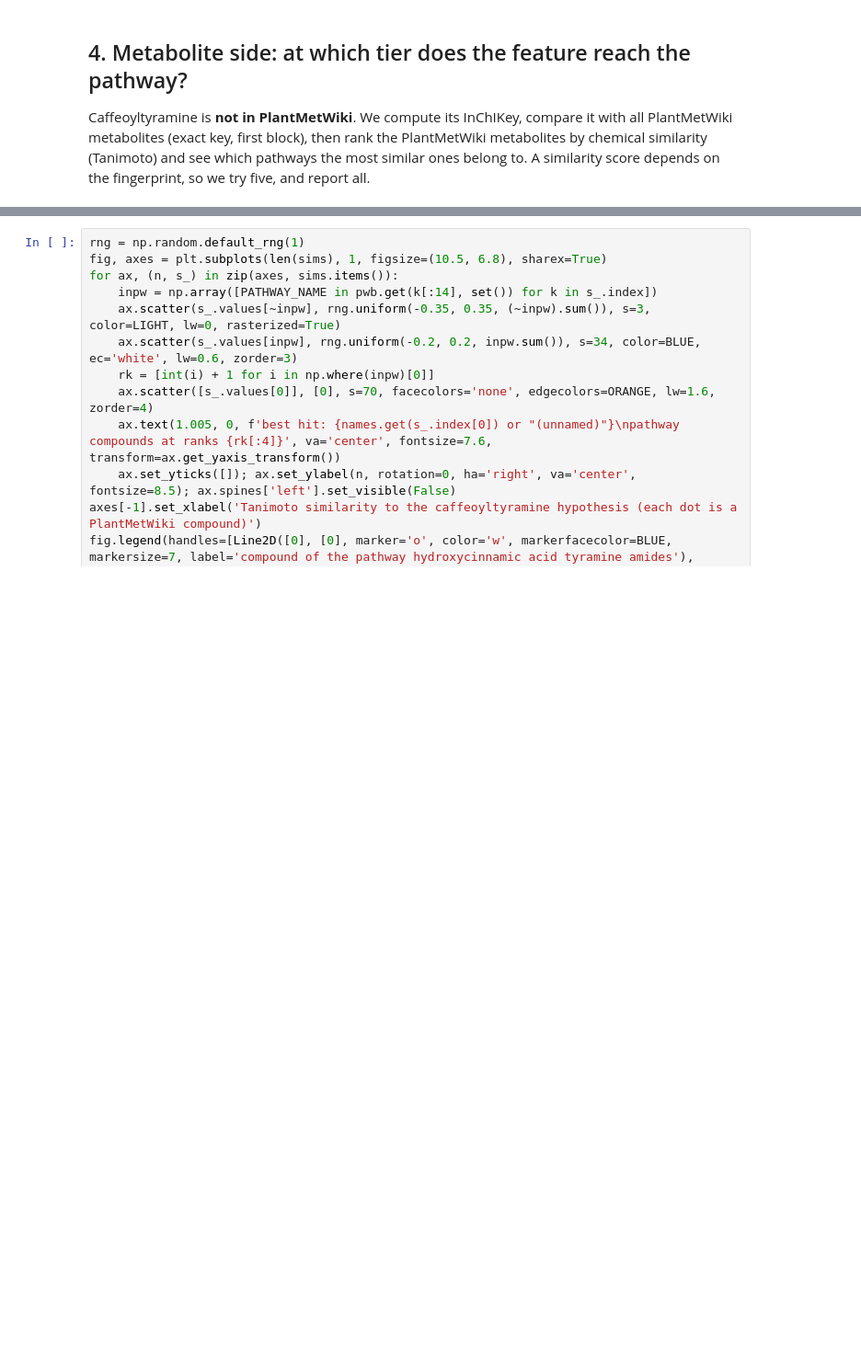
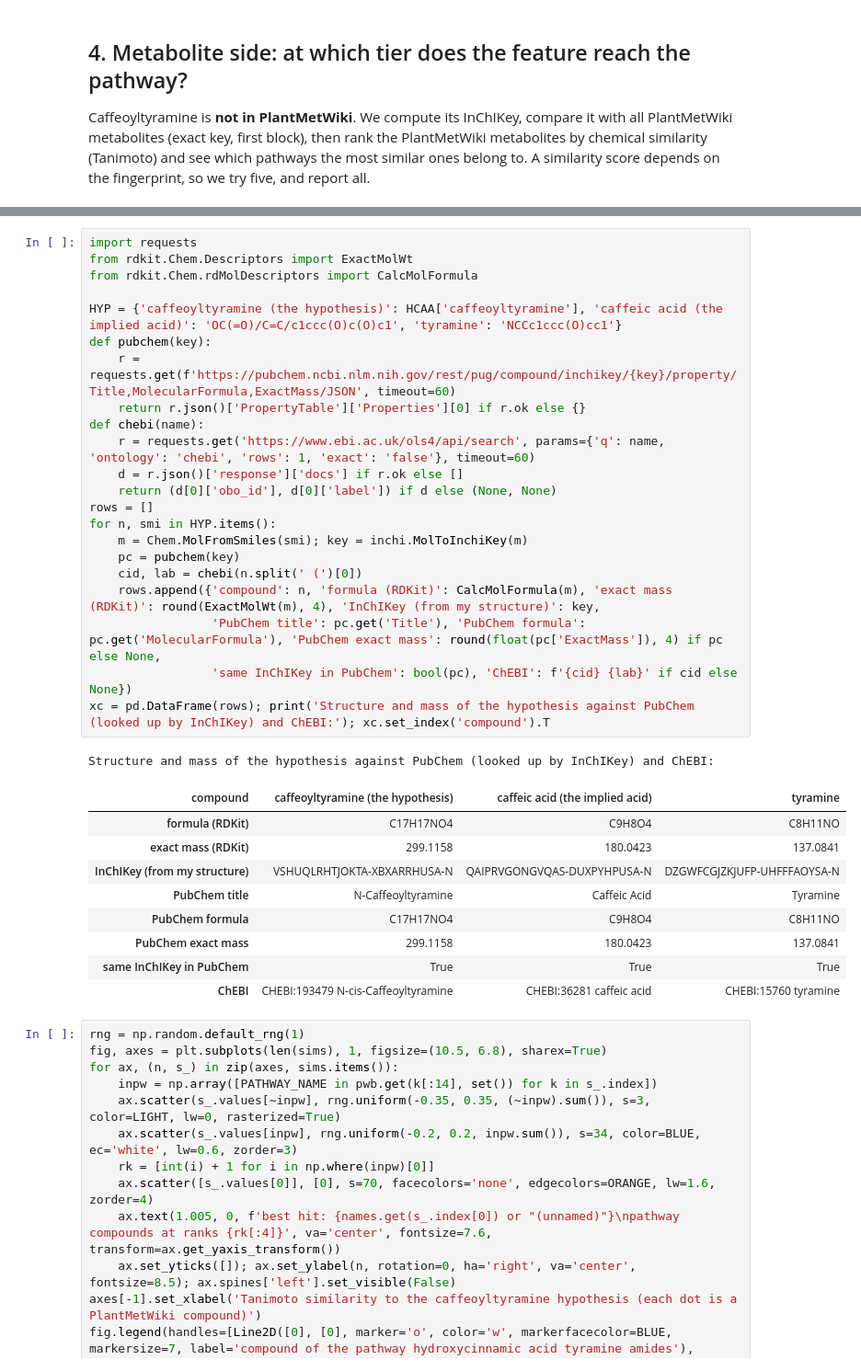
Before and after one commit to pathway-lod/lod-pathways-community, a Jupyter notebook: minimum_information/notebooks/06_meantools_tht_example.ipynb, the cells around one changed output, grey strips where cells are left out. Shown at 92% size. Cells and saved outputs as stored; diff of their text form; blank space fills up the shorter version.

Commit message:
Notebook 06: cross-check masses and structures against PubChem and ChEBI
Co-Authored-By: Claude Sonnet 5.5 <noreply@anthropic.com>

```diff
--- a/minimum_information/notebooks/06_meantools_tht_example.ipynb
+++ b/minimum_information/notebooks/06_meantools_tht_example.ipynb
@@ -471,3 +475,36 @@ exact InChIKey in PlantMetWiki: False | first block (connectivity) in PlantMetWi
+# %%
+import requests
+from rdkit.Chem.Descriptors import ExactMolWt
+from rdkit.Chem.rdMolDescriptors import CalcMolFormula
+
+HYP = {'caffeoyltyramine (the hypothesis)': HCAA['caffeoyltyramine'], 'caffeic acid (the implied acid)': 'OC(=O)/C=C/c1ccc(O)c(O)c1', 'tyramine': 'NCCc1ccc(O)cc1'}
+def pubchem(key):
+    r = requests.get(f'https://pubchem.ncbi.nlm.nih.gov/rest/pug/compound/inchikey/{key}/property/Title,MolecularFormula,ExactMass/JSON', timeout=60)
+    return r.json()['PropertyTable']['Properties'][0] if r.ok else {}
+def chebi(name):
+    r = requests.get('https://www.ebi.ac.uk/ols4/api/search', params={'q': name, 'ontology': 'chebi', 'rows': 1, 'exact': 'false'}, timeout=60)
+    d = r.json()['response']['docs'] if r.ok else []
+    return (d[0]['obo_id'], d[0]['label']) if d else (None, None)
+rows = []
+for n, smi in HYP.items():
+    m = Chem.MolFromSmiles(smi); key = inchi.MolToInchiKey(m)
+    pc = pubchem(key)
+    cid, lab = chebi(n.split(' (')[0])
+    rows.append({'compound': n, 'formula (RDKit)': CalcMolFormula(m), 'exact mass (RDKit)': round(ExactMolWt(m), 4), 'InChIKey (from my structure)': key,
+                 'PubChem title': pc.get('Title'), 'PubChem formula': pc.get('MolecularFormula'), 'PubChem exact mass': round(float(pc['ExactMass']), 4) if pc else None,
+                 'same InChIKey in PubChem': bool(pc), 'ChEBI': f'{cid} {lab}' if cid else None})
+xc = pd.DataFrame(rows); print('Structure and mass of the hypothesis against PubChem (looked up by InChIKey) and ChEBI:'); xc.set_index('compound').T
+# %% [output]
+Structure and mass of the hypothesis against PubChem (looked up by InChIKey) and ChEBI:
+| compound | caffeoyltyramine (the hypothesis) | caffeic acid (the implied acid) | tyramine |
+| formula (RDKit) | C17H17NO4 | C9H8O4 | C8H11NO |
+| exact mass (RDKit) | 299.1158 | 180.0423 | 137.0841 |
+| InChIKey (from my structure) | VSHUQLRHTJOKTA-XBXARRHUSA-N | QAIPRVGONGVQAS-DUXPYHPUSA-N | DZGWFCGJZKJUFP-UHFFFAOYSA-N |
+| PubChem title | N-Caffeoyltyramine | Caffeic Acid | Tyramine |
+| PubChem formula | C17H17NO4 | C9H8O4 | C8H11NO |
+| PubChem exact mass | 299.1158 | 180.0423 | 137.0841 |
+| same InChIKey in PubChem | True | True | True |
+| ChEBI | CHEBI:193479 N-cis-Caffeoyltyramine | CHEBI:36281 caffeic acid | CHEBI:15760 tyramine |
 # %%
 rng = np.random.default_rng(1)
 fig, axes = plt.subplots(len(sims), 1, figsize=(10.5, 6.8), sharex=True)
```
Also changed, not shown: parts of 1 cell of this notebook, 1 other file.
